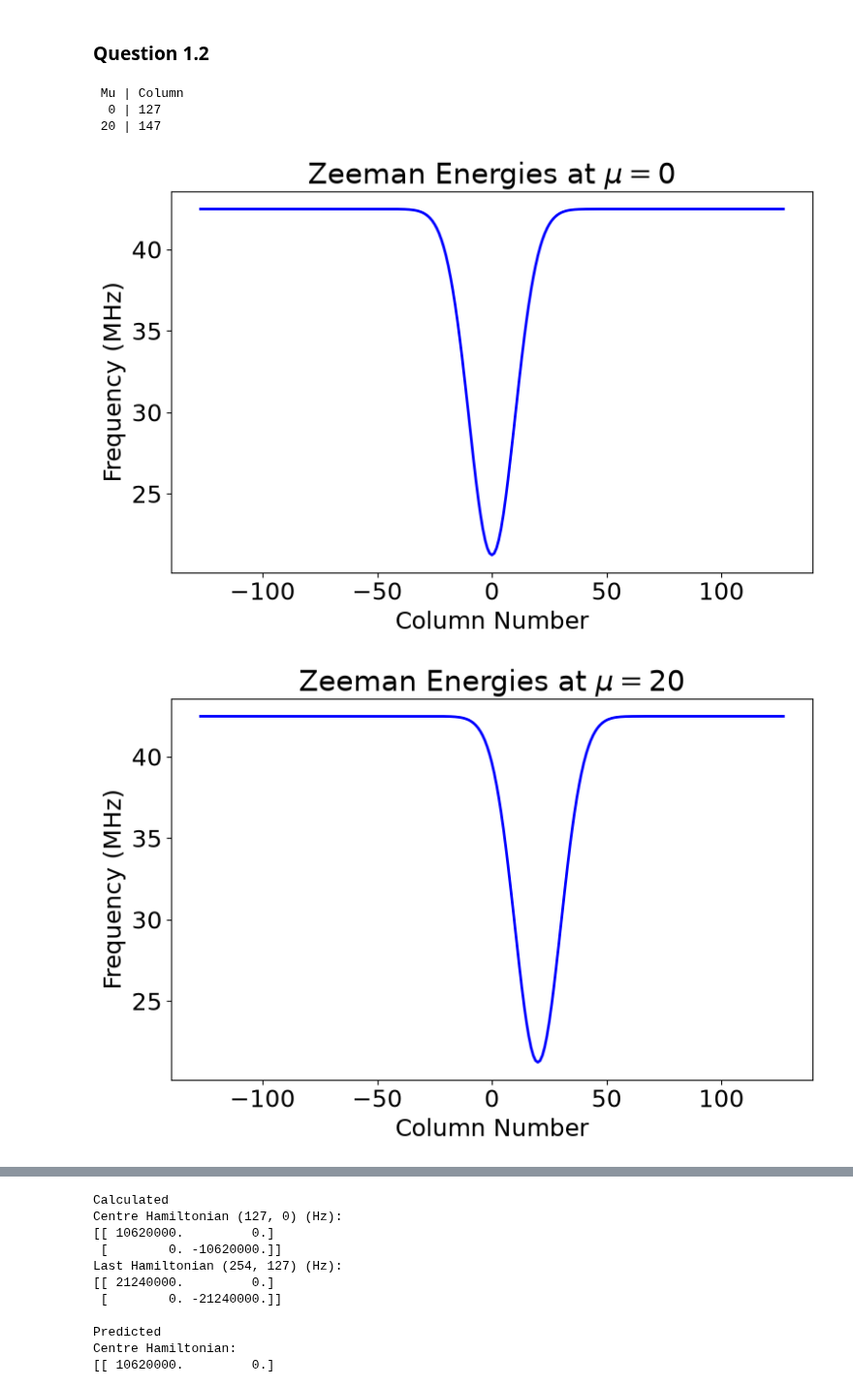
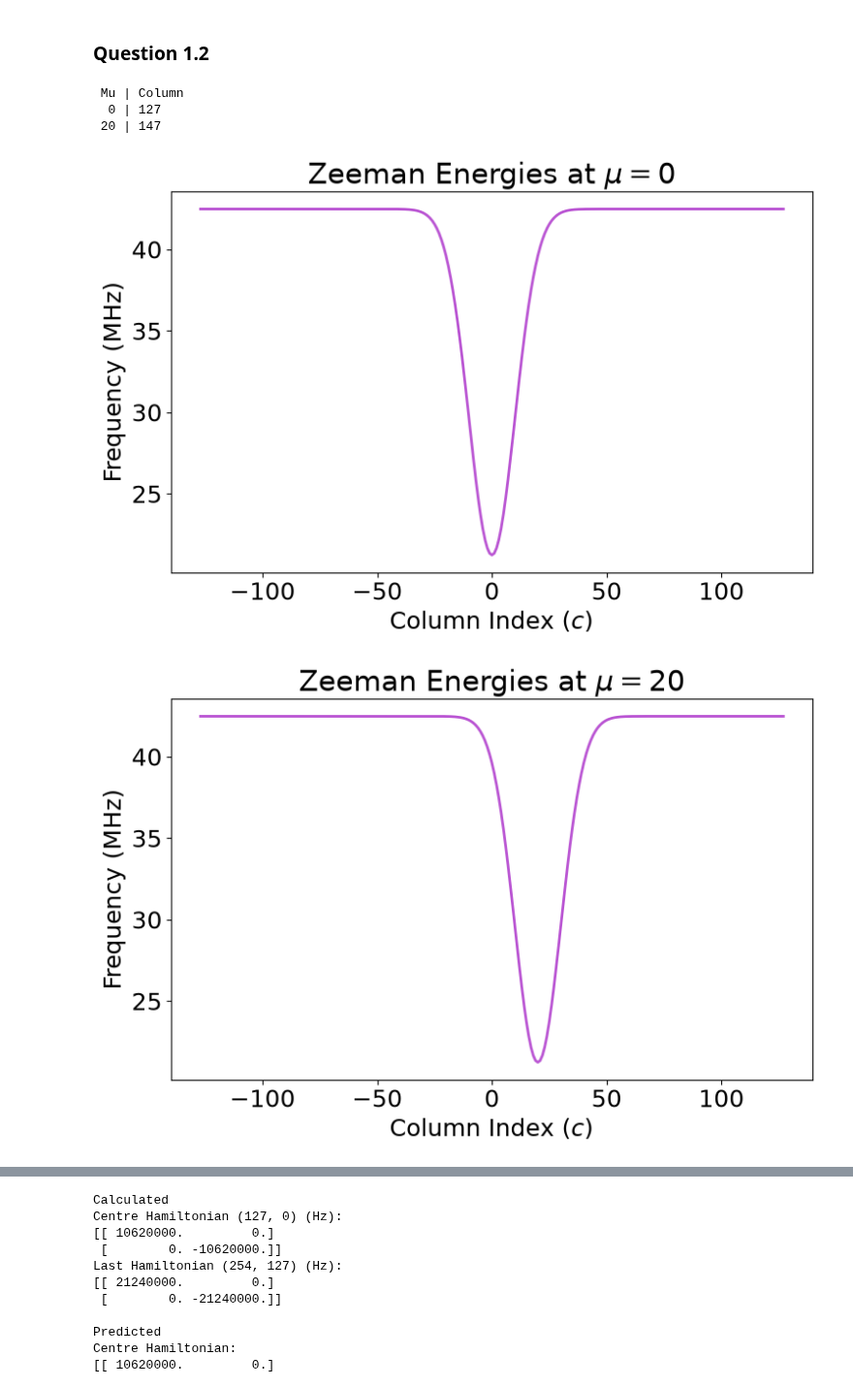
Before and after one commit to mvx-dev/notes, a Jupyter notebook: study/ELEC3705/assignment/code/src/code/assignment.ipynb, the cells around one changed output, grey strips where cells are left out. Shown at 97% size. Cells and saved outputs as stored; diff of their text form; code cells hidden in the pictures.

```diff
--- a/study/ELEC3705/assignment/code/src/code/assignment.ipynb
+++ b/study/ELEC3705/assignment/code/src/code/assignment.ipynb
@@ -19,6 +19,10 @@ try:
     os.mkdir(OUT_DIR)
 except:
     pass
+
+colour1 = "mediumorchid"
+colour2 = "mediumseagreen"
+colour3 = "lightsalmon"
 
 # constants
 gamma_n = 42.48e6 # Hz
@@ -76,35 +80,35 @@ mu_1 = 0
 mu_2 = 20
 
 # Columns centred on column 127
 c = np.arange(ncols) - ncols // 2
 
 # Create magnetic fields and find Zeeman energy
 B1_z = B_z(c, mu_1)
 E1_z = gamma_n * B1_z
 
 B2_z = B_z(c, mu_2)
 E2_z = gamma_n * B2_z
 
 print(" Mu | Column")
 print(f"  0 | {ncols//2}")
 print(f" 20 | {ncols//2+20}")
 
 # Plotting
 for energies, label, file in zip(
     [E1_z, E2_z], [r"$\mu=0$", r"$\mu=20$"], ["zeeman-mu00.png", "zeeman-mu20.png"]
 ):
     fig = plt.figure()
     ax = fig.add_subplot()
-    ax.plot(c, energies / 1e6, color="blue")
+    ax.plot(c, energies / 1e6, color=colour1)
     ax.set_title(f"Zeeman Energies at {label}")
-    ax.set_xlabel("Column Number")
+    ax.set_xlabel(r"Column Index ($c$)")
     ax.set_ylabel("Frequency (MHz)")
     fig.tight_layout()
     fig.savefig(f"{OUT_DIR}/{file}")
 # %% [output]
  Mu | Column
   0 | 127
  20 | 147
-[figure, old version]
+[figure, new version]
-[figure, old version]
+[figure, new version]
 # %% [markdown]
```
Also changed, not shown: parts of 14 cells of this notebook, 12 other files.
